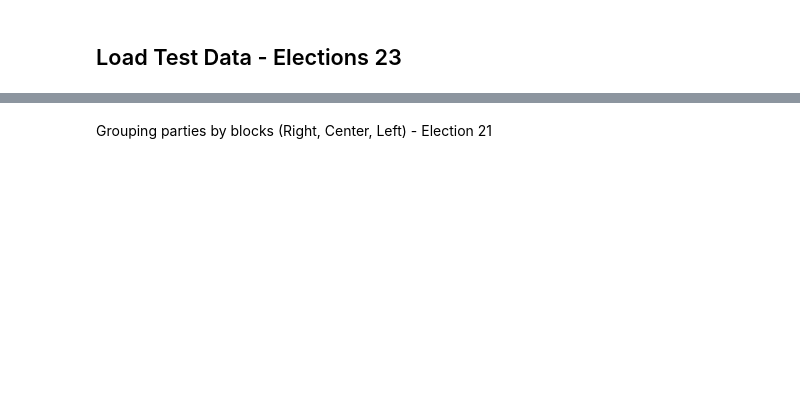
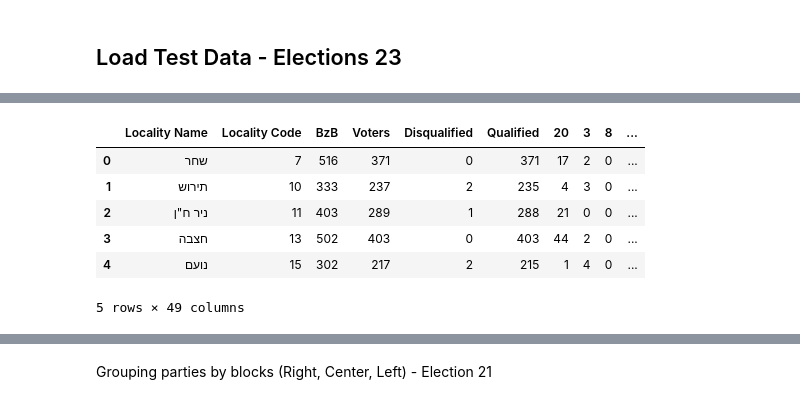
Before and after one commit to zbeedatm/machine_learning, a Jupyter notebook: HW2.ipynb, the cells around one changed output, grey strips where cells are left out. Drawn from its saved outputs; the diff is of its cells as text; code cells hidden in the pictures; blank space fills up the shorter version.

Commit message:
join data from 21, 22

```diff
--- a/HW2.ipynb
+++ b/HW2.ipynb
@@ -68,17 +50,17 @@ names_map={'שם ישוב':"Locality Name",
            'כשרים':"Qualified",
           }
 
-df_22 = pd.read_csv("datasets/expb_22.csv", encoding= 'Windows-1255')#.rename(columns=names_map) #.rename(index=index_names)
-print("Train data with localities and polling stations \n")
-print(df_22.shape)
-print(df_22.head())
+df_b_22 = pd.read_csv("datasets/expb_22.csv", encoding= 'Windows-1255')#.rename(columns=names_map) #.rename(index=index_names)
+# print("Train data with localities and polling stations \n")
+# print(df_b_22.shape)
+# print(df_b_22.head())
 
 X_b_22 = df_22.values
 
 
 df_c_22 = pd.read_csv("datasets/expc_22.csv", encoding= 'Windows-1255')#.rename(columns=names_map) #.rename(index=index_names)
-print("\n\nTrain data with localities only \n")
-print(df_c_22.shape)
-print(df_c_22.head())
+# print("\n\nTrain data with localities only \n")
+# print(df_c_22.shape)
+# print(df_c_22.head())
 
 X_c_22 = df_c_22.values
@@ -170,0 +141,23 @@ Test data with localities and polling stations
+# %%
+
+names_map={'שם ישוב':"Locality Name",
+           'סמל ישוב':"Locality Code",
+           'מספר קלפי':"Polling Num",
+           'קלפי':"Polling Num",
+           'בזב':"BzB",
+           'סמל ועדה':"committee code",
+           'ברזל':"Barzel",
+           'ריכוז':"Rikuz",
+           'שופט':"Judge",
+           'מצביעים':"Voters",
+           'פסולים':"Disqualified",
+           'כשרים':"Qualified",
+          }
+
+df_b_21_encoded = df_b_21.rename(columns=party2code).rename(columns=names_map)
+df_b_22_encoded = df_b_22.rename(columns=party2code).rename(columns=names_map)
+df_b_23_encoded = df_b_23.rename(columns=party2code).rename(columns=names_map)
+
+df_c_21_encoded = df_c_21.rename(columns=party2code).rename(columns=names_map)
+df_c_22_encoded = df_c_22.rename(columns=party2code).rename(columns=names_map)
+df_c_23_encoded = df_c_23.rename(columns=party2code).rename(columns=names_map)
@@ -170,0 +174,10 @@ Test data with localities and polling stations
+# %%
+df_c_21_encoded.head()
+# %% [output]
+|  | Locality Name | Locality Code | BzB | Voters | Disqualified | Qualified | 20 | 3 | 8 | ... |
+| 0 | שחר | 7 | 516 | 371 | 0 | 371 | 17 | 2 | 0 | ... |
+| 1 | תירוש | 10 | 333 | 237 | 2 | 235 | 4 | 3 | 0 | ... |
+| 2 | ניר ח"ן | 11 | 403 | 289 | 1 | 288 | 21 | 0 | 0 | ... |
+| 3 | חצבה | 13 | 502 | 403 | 0 | 403 | 44 | 2 | 0 | ... |
+| 4 | נועם | 15 | 302 | 217 | 2 | 215 | 1 | 4 | 0 | ... |
+5 rows × 49 columns
```
Also changed, not shown: parts of 44 cells of this notebook, 1 other file.
